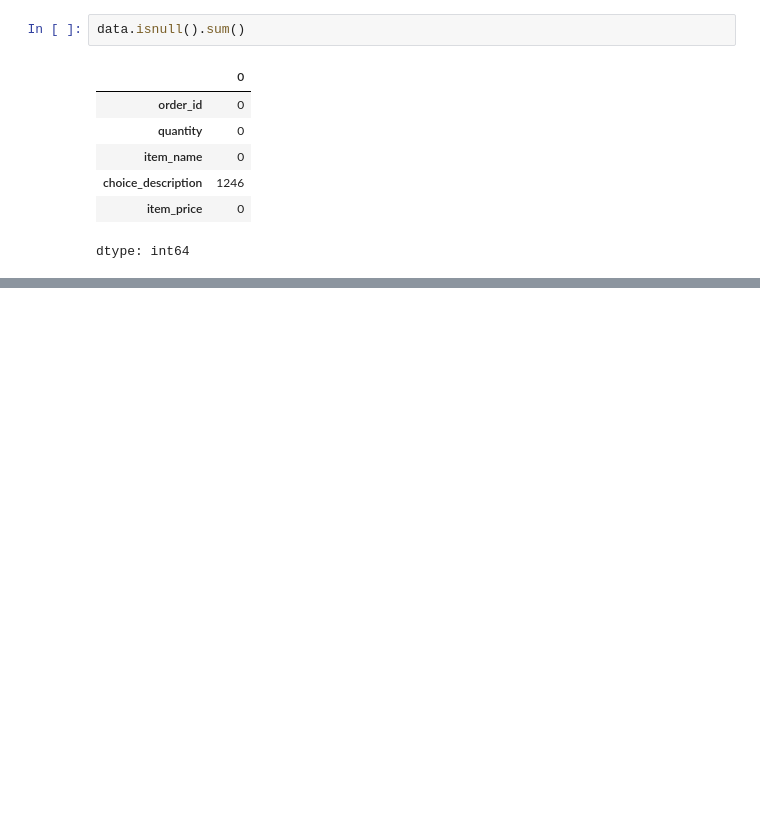
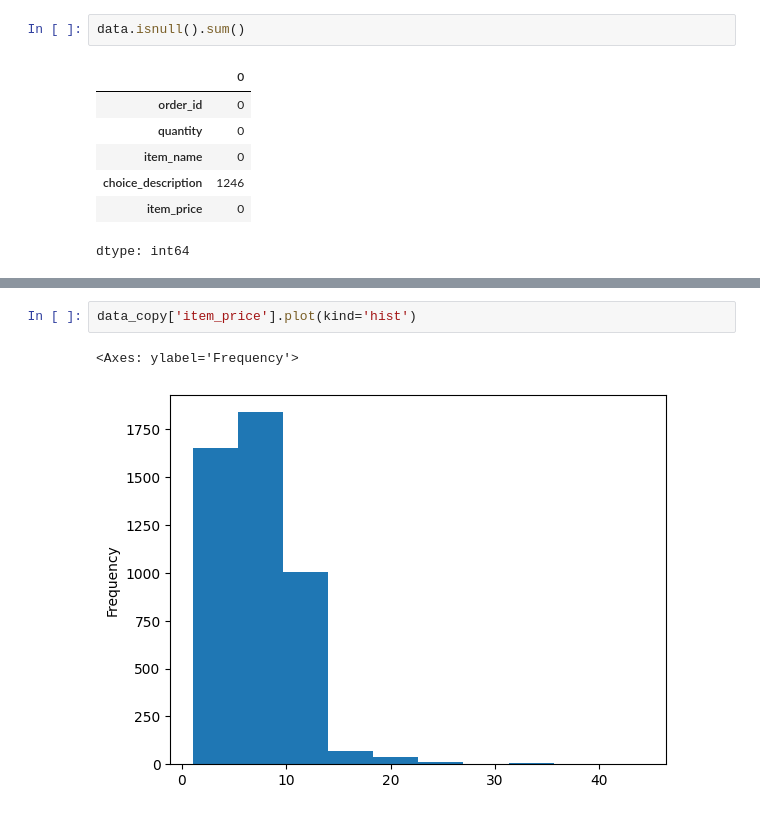
Before and after one commit to Piyushvishnoi/Python_Pandas_Project, a Jupyter notebook: Final_project_panda.ipynb, the cells around one changed output, grey strips where cells are left out. Drawn from its saved outputs; the diff is of its cells as text; blank space fills up the shorter version.

```diff
--- a/Final_project_panda.ipynb
+++ b/Final_project_panda.ipynb
@@ -197,0 +287,5 @@ print(data_copy.head())
+# %%
+data_copy['item_price'].plot(kind='hist')
+# %% [output]
+<Axes: ylabel='Frequency'>
+[figure, added]
```
Also changed, not shown: parts of 9 cells of this notebook.
